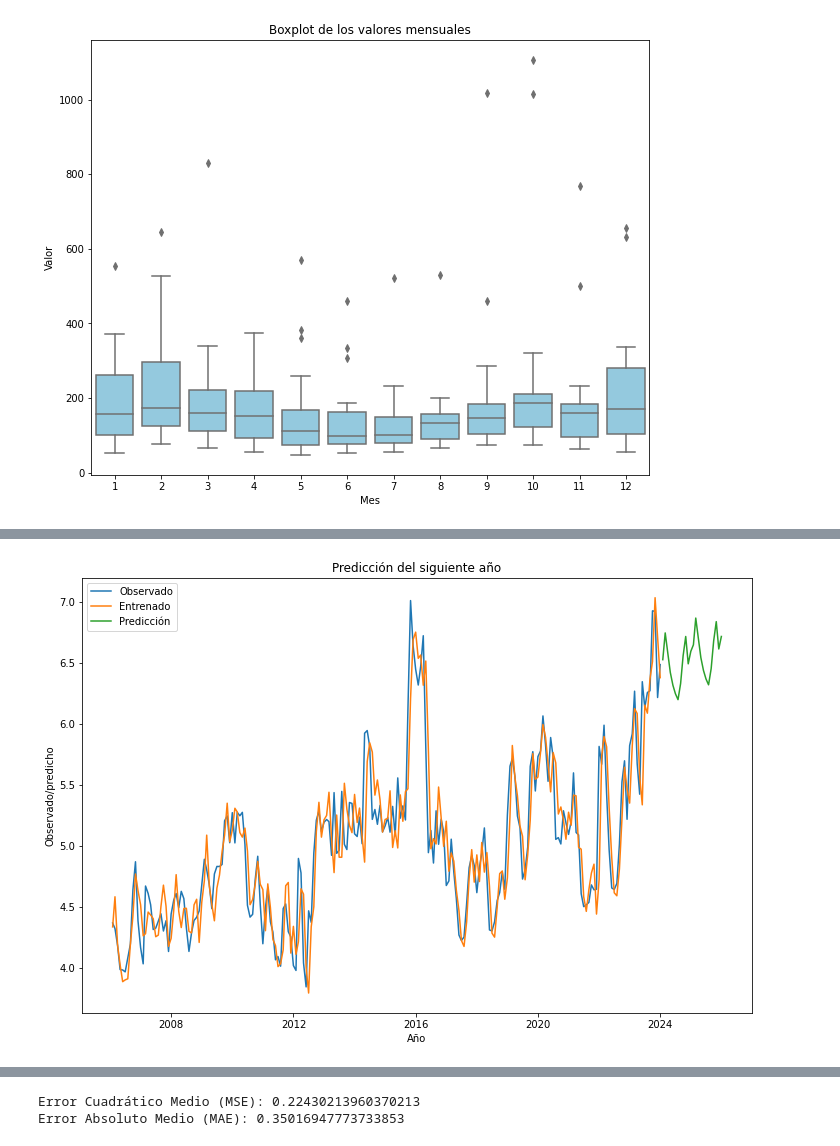
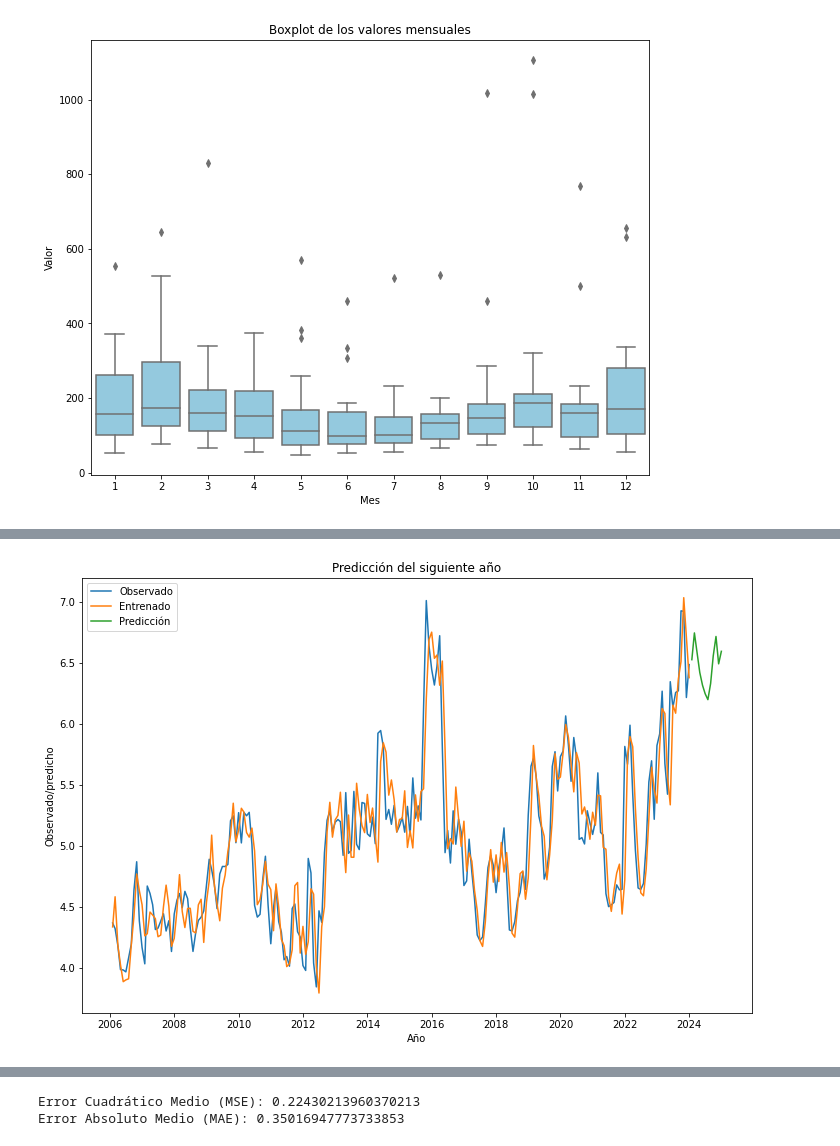
Before and after one commit to kmartinezm/G6-AST, a Jupyter notebook: mynewbook/_build/jupyter_execute/und4_forecast.ipynb, the cells around one changed output, grey strips where cells are left out. Cells and saved outputs as stored; diff of their text form; code cells hidden in the pictures.

```diff
--- a/mynewbook/_build/jupyter_execute/und4_forecast.ipynb
+++ b/mynewbook/_build/jupyter_execute/und4_forecast.ipynb
@@ -130,7 +144,10 @@ Freq: M, Length: 216, dtype: float64
 # %%
+# Crear una serie temporal
+precio_ts = pd.Series(df_vcm['valor'].values, index=pd.date_range(start='2006-01', periods=len(df_vcm), freq='M'))
+
 # Crear un boxplot de los datos
 plt.figure(figsize=(10, 8))
-sns.boxplot(x=Ventas_ts.index.month, y=Ventas_ts.values,color='skyblue')
+sns.boxplot(x=precio_ts.index.month, y=precio_ts.values,color='skyblue')
 plt.xlabel('Mes')
 plt.ylabel('Valor')
 plt.title('Boxplot de los valores mensuales')
@@ -140,17 +163,14 @@ plt.show()
 # %%
 # Estabilización de la variabilidad
-VentasLog = np.log(Ventas_ts)
+preciolog = np.log(precio_ts)
 
 # Aplicación del método Holt-Winters
-model = ExponentialSmoothing(VentasLog, seasonal_periods=12, trend='add', seasonal='add')
+model = ExponentialSmoothing(preciolog, seasonal_periods=12, trend='add', seasonal='add')
 fit = model.fit()
-
-# Imprimir los parámetros del modelo
-print(fit.params)
 
 # Graficar los resultados
 plt.figure(figsize=(12, 8))
-plt.plot(VentasLog, label='Observado')
+plt.plot(preciolog, label='Observado')
 plt.plot(fit.fittedvalues, label='Predicho')
 plt.title("Estimación Holt-Winters")
 plt.xlabel('Año')
@@ -165,16 +188,16 @@ plt.show()
 # %%
 # Predicción del siguiente año
-forecast_next_year = fit.forecast(steps=24)
+forecast_next_year = fit.forecast(steps=12)
 
 # Graficar la predicción
 plt.figure(figsize=(12, 8))
-plt.plot(VentasLog, label='Observado')
+plt.plot(preciolog, label='Observado')
 plt.plot(fit.fittedvalues, label='Entrenado')
-plt.plot(pd.date_range(start='2024-01', periods=24, freq='M'), forecast_next_year, label='Predicción')
+plt.plot(pd.date_range(start='2024-01', periods=12, freq='M'), forecast_next_year, label='Predicción')
 plt.title("Predicción del siguiente año")
 plt.xlabel('Año')
 plt.ylabel('Observado/predicho')
 plt.legend()
 plt.show()
 # %% [output]
-[figure, old version]
+[figure, new version]
```
Also changed, not shown: parts of 14 cells of this notebook, 23 other files.
